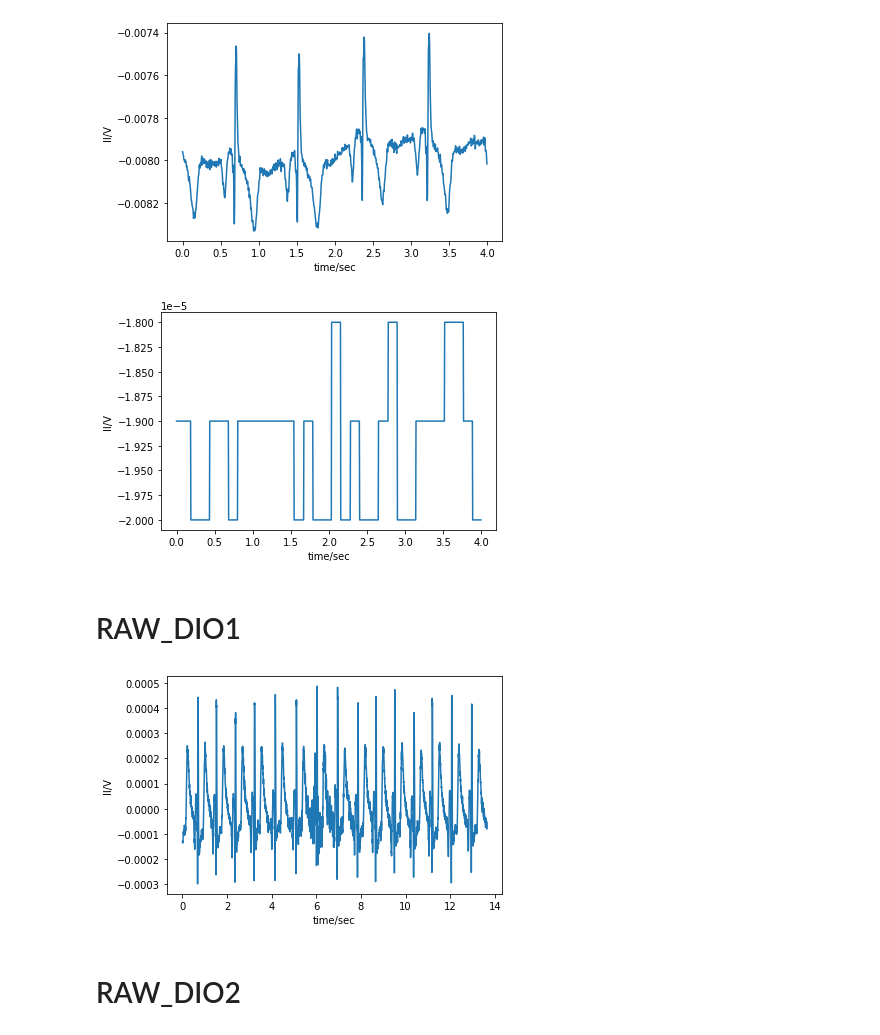
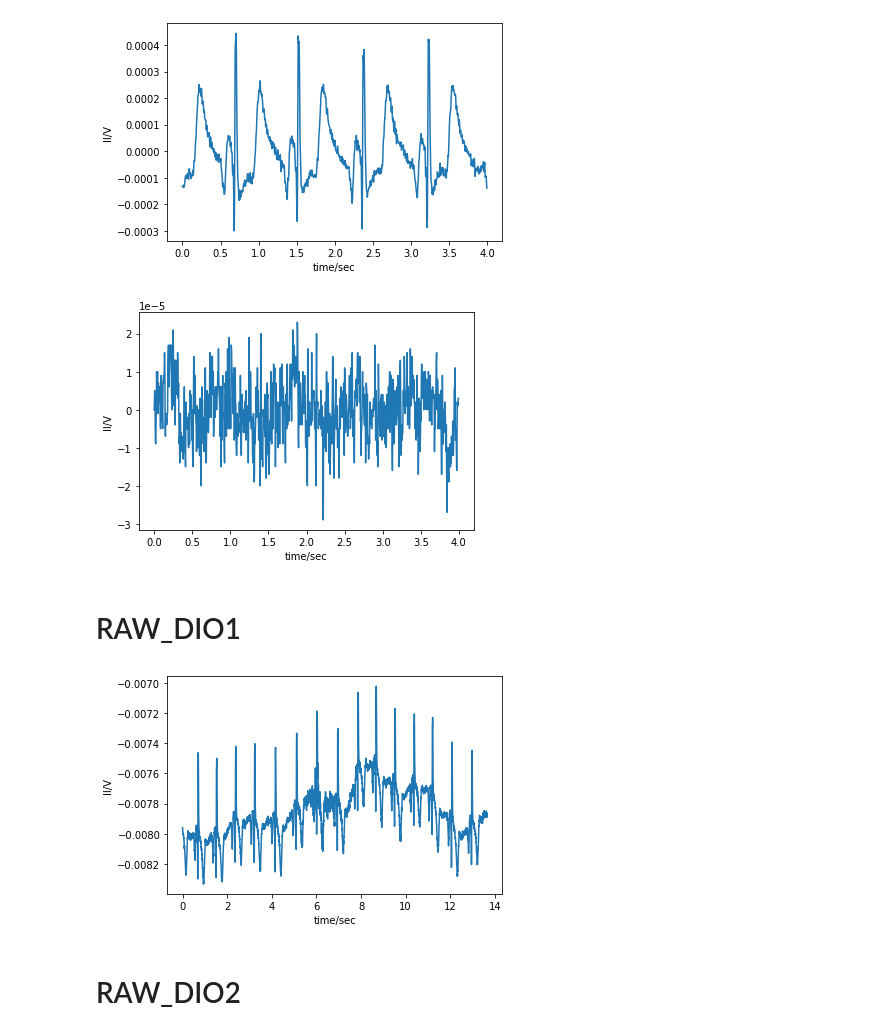
Before and after one commit to nibagon/datarecordings, a Jupyter notebook: Untitled.ipynb, the cells around one changed output. Drawn from its saved outputs; the diff is of its cells as text; code cells hidden in the pictures.

```diff
--- a/Untitled.ipynb
+++ b/Untitled.ipynb
@@ -3,28 +3,28 @@ import numpy as np
 import pylab as pl
 data = np.loadtxt('ECGch1_EMGch2_rightwristNoise_00.tsv');
 # %%
-pl.plot(data[0:1000,0],data[0:1000,7]);
+pl.plot(data[0:1000,0],data[0:1000,8]);
 pl.xlabel('time/sec');
 pl.ylabel('II/V');
 pl.show();
 # %% [output]
-[figure, old version]
+[figure, new version]
 # %%
-pl.plot(data[0:1000,0],data[0:1000,6]);
+pl.plot(data[0:1000,0],data[0:1000,9]);
 pl.xlabel('time/sec');
 pl.ylabel('II/V');
 pl.show();
 # %% [output]
-[figure, old version]
+[figure, new version]
 # %% [markdown]
 # RAW_DIO1
 # %%
-pl.plot(data[:,0],data[:,8]);
+pl.plot(data[:,0],data[:,7]);
 pl.xlabel('time/sec');
 pl.ylabel('II/V');
 pl.show();
 # %% [output]
-[figure, old version]
+[figure, new version]
 # %%
 ecg=data[:,8]
 np.savetxt("ecg_noise.dat",ecg)
```
Also changed, not shown: parts of 2 cells of this notebook, 33 other files.
